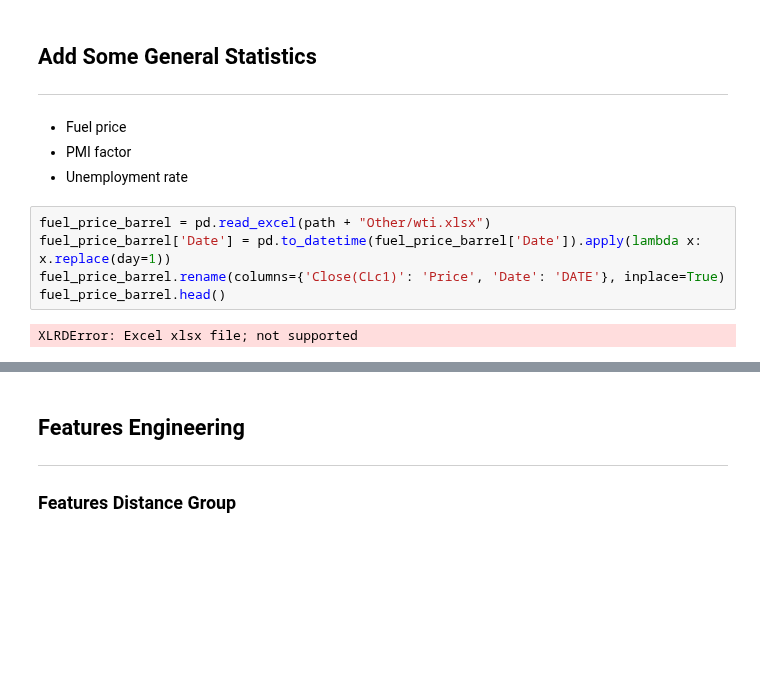
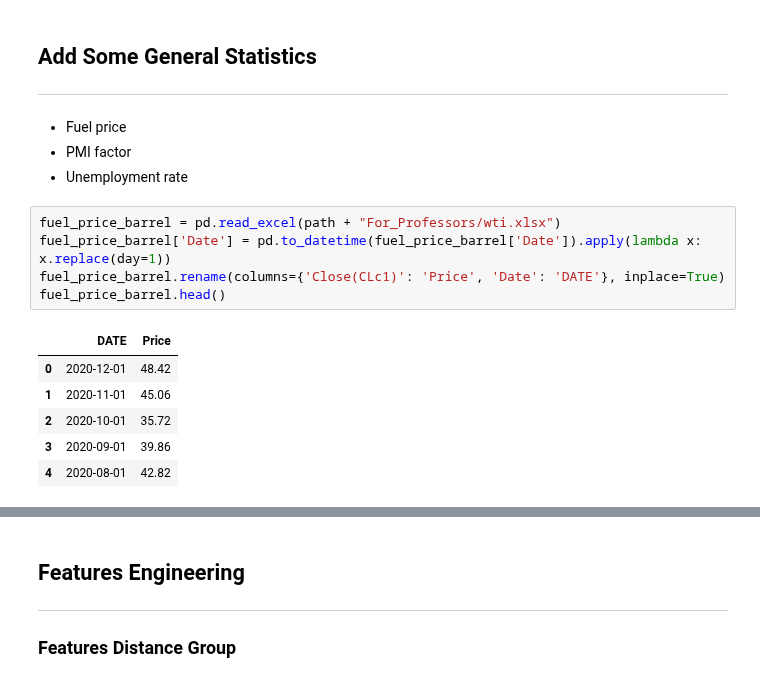
Before and after one commit to alexZajac/airlines_performance, a Jupyter notebook: explanations_professors/data_engineering.ipynb, the cells around one changed output, grey strips where cells are left out. Cells and saved outputs as stored; diff of their text form; blank space fills up the shorter version.

Commit message:
modifier path

```diff
--- a/explanations_professors/data_engineering.ipynb
+++ b/explanations_professors/data_engineering.ipynb
@@ -172,10 +174,15 @@ load_factor_data.head()
 - PMI factor
 - Unemployment rate
 # %%
-fuel_price_barrel = pd.read_excel(path + "Other/wti.xlsx")
+fuel_price_barrel = pd.read_excel(path + "For_Professors/wti.xlsx")
 fuel_price_barrel['Date'] = pd.to_datetime(fuel_price_barrel['Date']).apply(lambda x: x.replace(day=1))
 fuel_price_barrel.rename(columns={'Close(CLc1)': 'Price', 'Date': 'DATE'}, inplace=True)
 fuel_price_barrel.head()
 # %% [output]
-XLRDError: Excel xlsx file; not supported
+|  | DATE | Price |
+| 0 | 2020-12-01 | 48.42 |
+| 1 | 2020-11-01 | 45.06 |
+| 2 | 2020-10-01 | 35.72 |
+| 3 | 2020-09-01 | 39.86 |
+| 4 | 2020-08-01 | 42.82 |
 # %%
```
Also changed, not shown: parts of 11 cells of this notebook.
